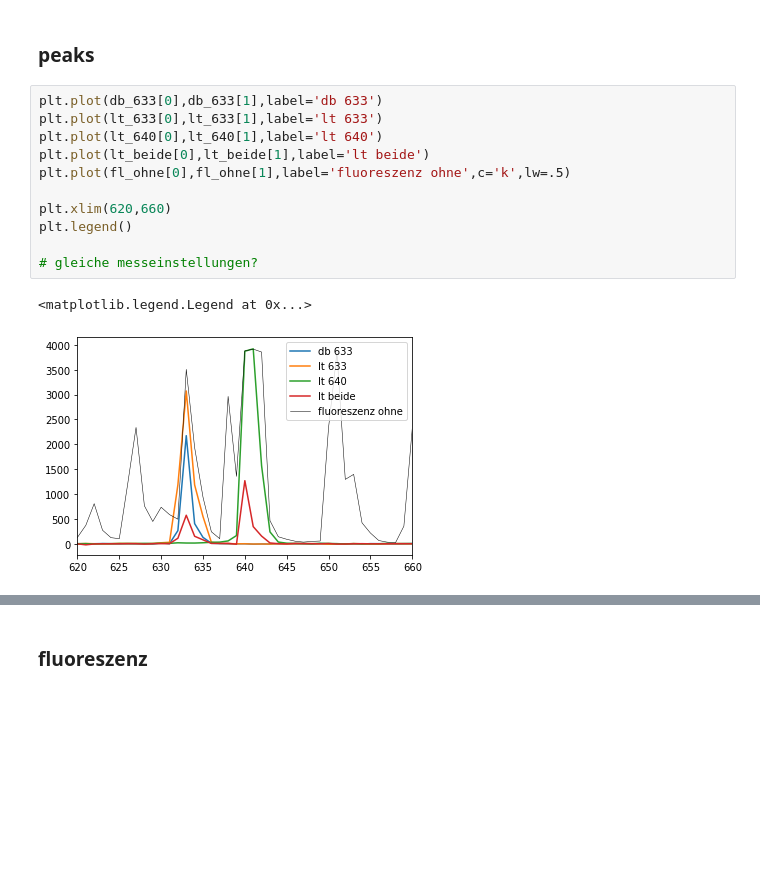
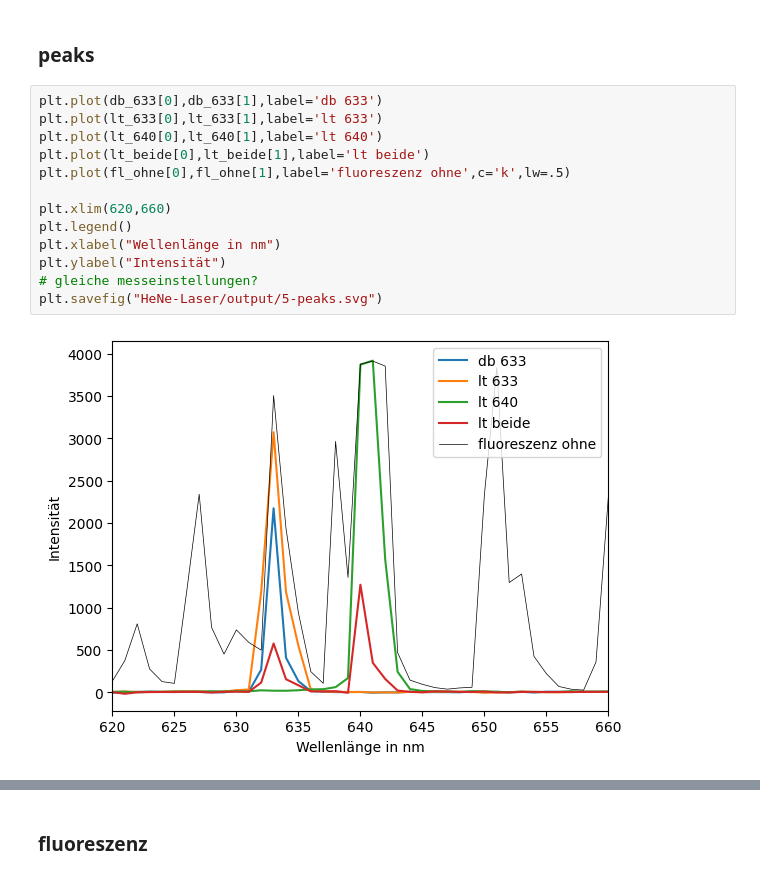
Before and after one commit to emhl/FP1, a Jupyter notebook: HeNe-Laser.ipynb, the cells around one changed output, grey strips where cells are left out. Cells and saved outputs as stored; diff of their text form; blank space fills up the shorter version.

Commit message:
export plots

```diff
--- a/HeNe-Laser.ipynb
+++ b/HeNe-Laser.ipynb
@@ -281,17 +281,18 @@ fl_lt_beide = pd.read_table("HeNe-Laser/data/fluoreszenz-littow-beide.txt",decim
 # %%
 plt.plot(db_633[0],db_633[1],label='db 633')
 plt.plot(lt_633[0],lt_633[1],label='lt 633')
 plt.plot(lt_640[0],lt_640[1],label='lt 640')
 plt.plot(lt_beide[0],lt_beide[1],label='lt beide')
 plt.plot(fl_ohne[0],fl_ohne[1],label='fluoreszenz ohne',c='k',lw=.5)
 
 plt.xlim(620,660)
 plt.legend()
-
+plt.xlabel("Wellenlänge in nm")
+plt.ylabel("Intensität")
 # gleiche messeinstellungen?
+plt.savefig("HeNe-Laser/output/5-peaks.svg")
 # %% [output]
-<matplotlib.legend.Legend at 0x...>
-[figure, old version]
+[figure, new version]
 # %%
 plt.plot(db_633[0],norm2(db_633[1]),label='db 633')
 plt.plot(lt_633[0],norm2(lt_633[1]),label='lt 633')
```
Also changed, not shown: parts of 15 cells of this notebook, 15 other files.
